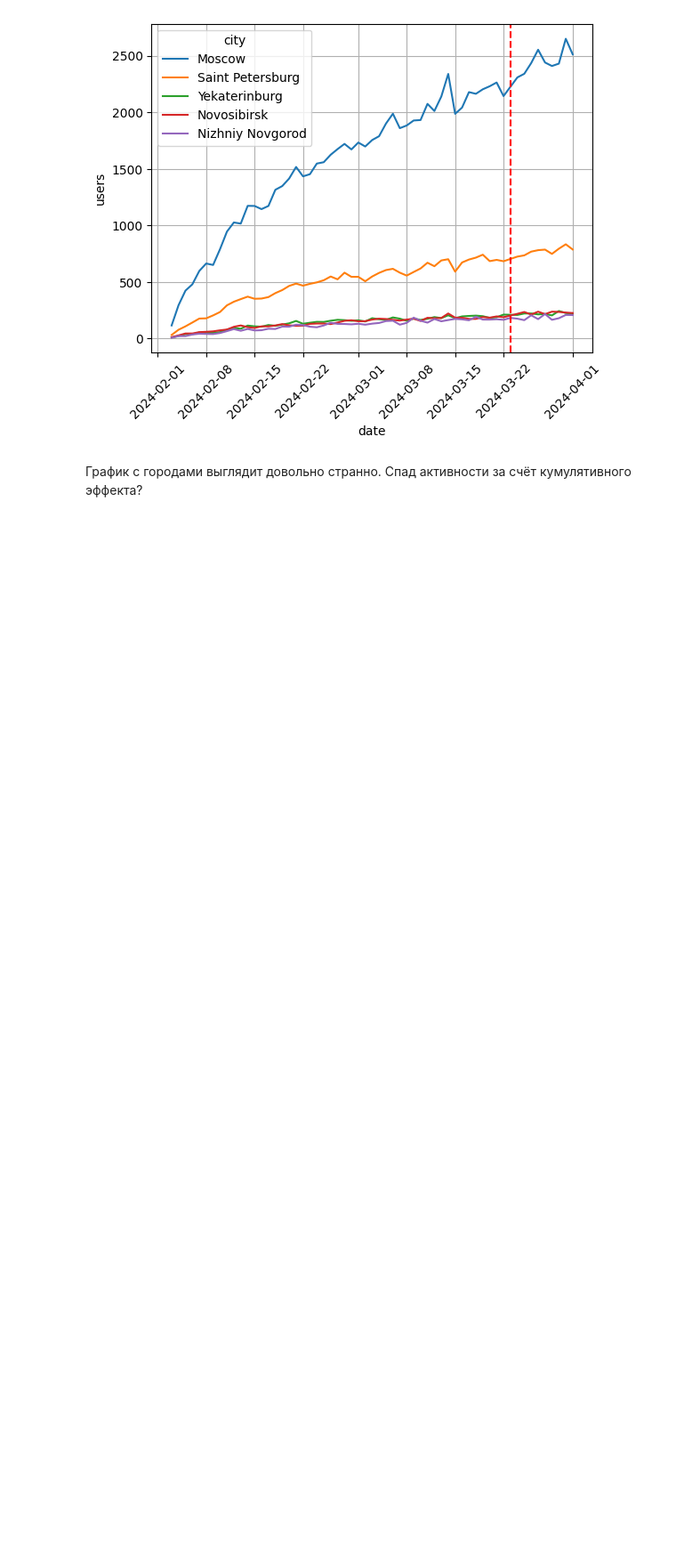
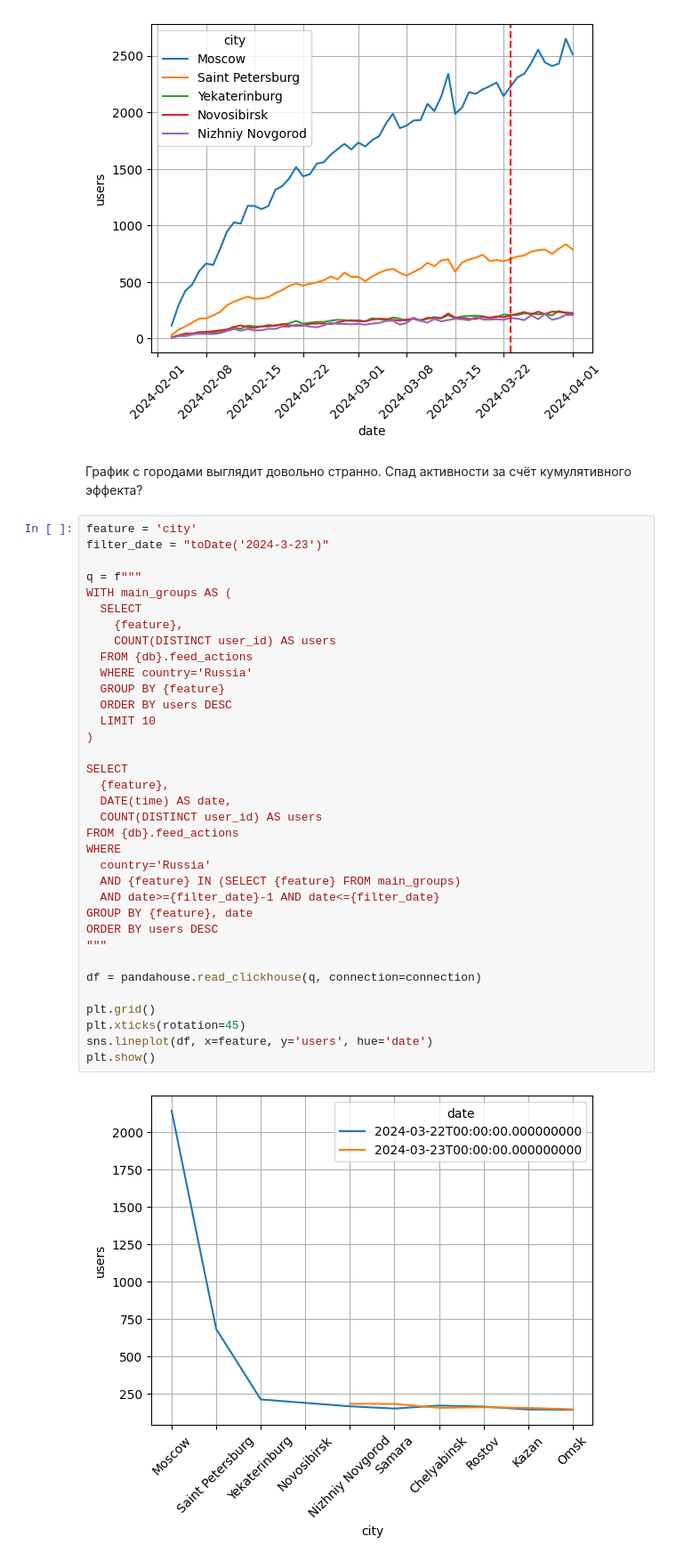
Before and after one commit to vsgrabchuk/KCSDA-metrics-falldown-analysis, a Jupyter notebook: KCSDA_metrics_falldown_analysis.ipynb, the cells around one changed output. Shown: that part at 89% size. Saved outputs shown, nothing was run; the diff lists cells and outputs as text; blank space fills up the shorter version.

```diff
--- a/KCSDA_metrics_falldown_analysis.ipynb
+++ b/KCSDA_metrics_falldown_analysis.ipynb
@@ -580,3 +580,40 @@ plt.show()
 [figure]
 # %% [markdown]
 График с городами выглядит довольно странно. Спад активности за счёт кумулятивного эффекта?
+# %%
+feature = 'city'
+filter_date = "toDate('2024-3-23')"
+
+q = f"""
+WITH main_groups AS (
+  SELECT
+    {feature},
+    COUNT(DISTINCT user_id) AS users
+  FROM {db}.feed_actions
+  WHERE country='Russia'
+  GROUP BY {feature}
+  ORDER BY users DESC
+  LIMIT 10
+)
+
+SELECT
+  {feature},
+  DATE(time) AS date,
+  COUNT(DISTINCT user_id) AS users
+FROM {db}.feed_actions
+WHERE
+  country='Russia'
+  AND {feature} IN (SELECT {feature} FROM main_groups)
+  AND date>={filter_date}-1 AND date<={filter_date}
+GROUP BY {feature}, date
+ORDER BY users DESC
+"""
+
+df = pandahouse.read_clickhouse(q, connection=connection)
+
+plt.grid()
+plt.xticks(rotation=45)
+sns.lineplot(df, x=feature, y='users', hue='date')
+plt.show()
+# %% [output]
+[figure, added]
```
Also changed, not shown: parts of 2 cells of this notebook.
